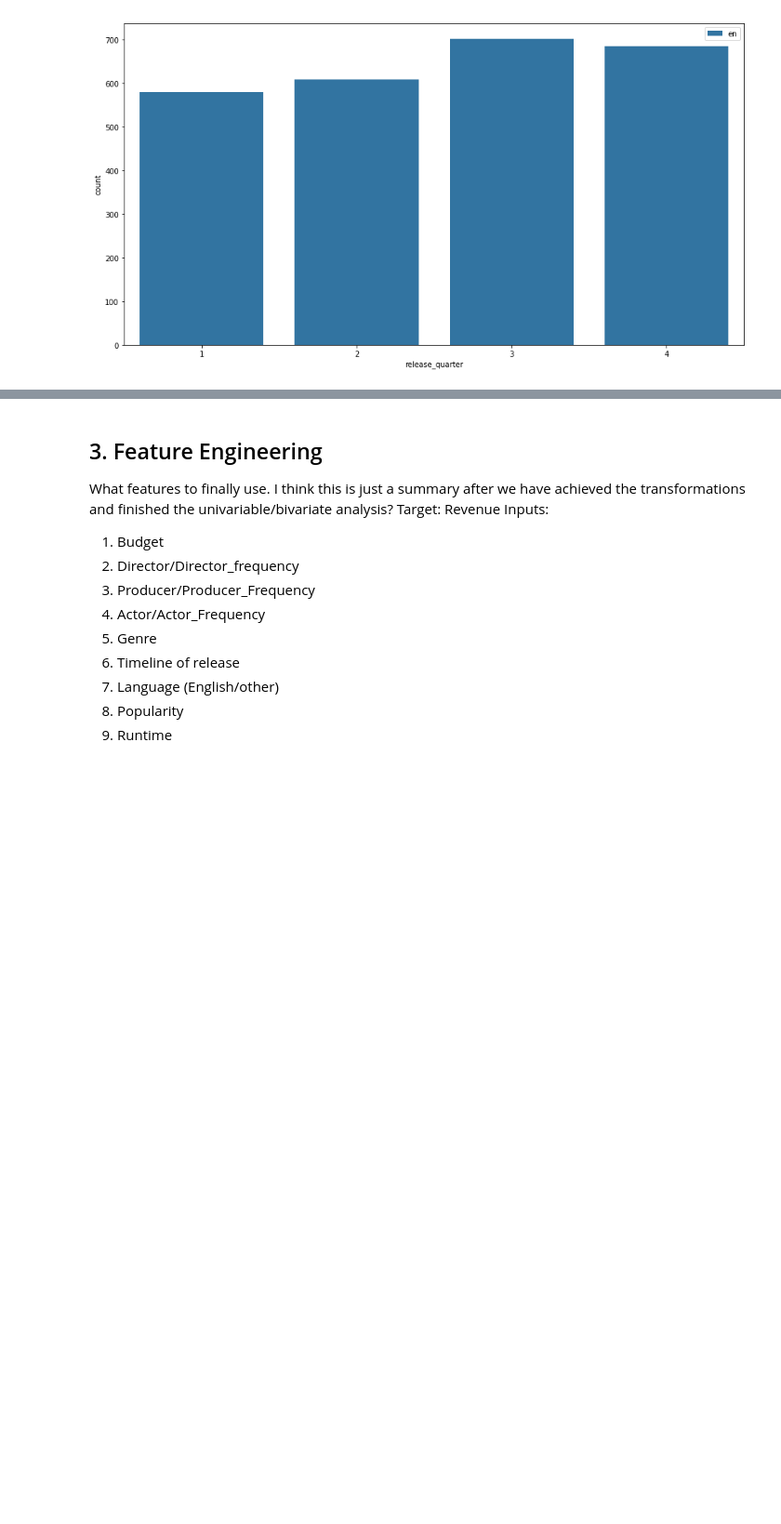
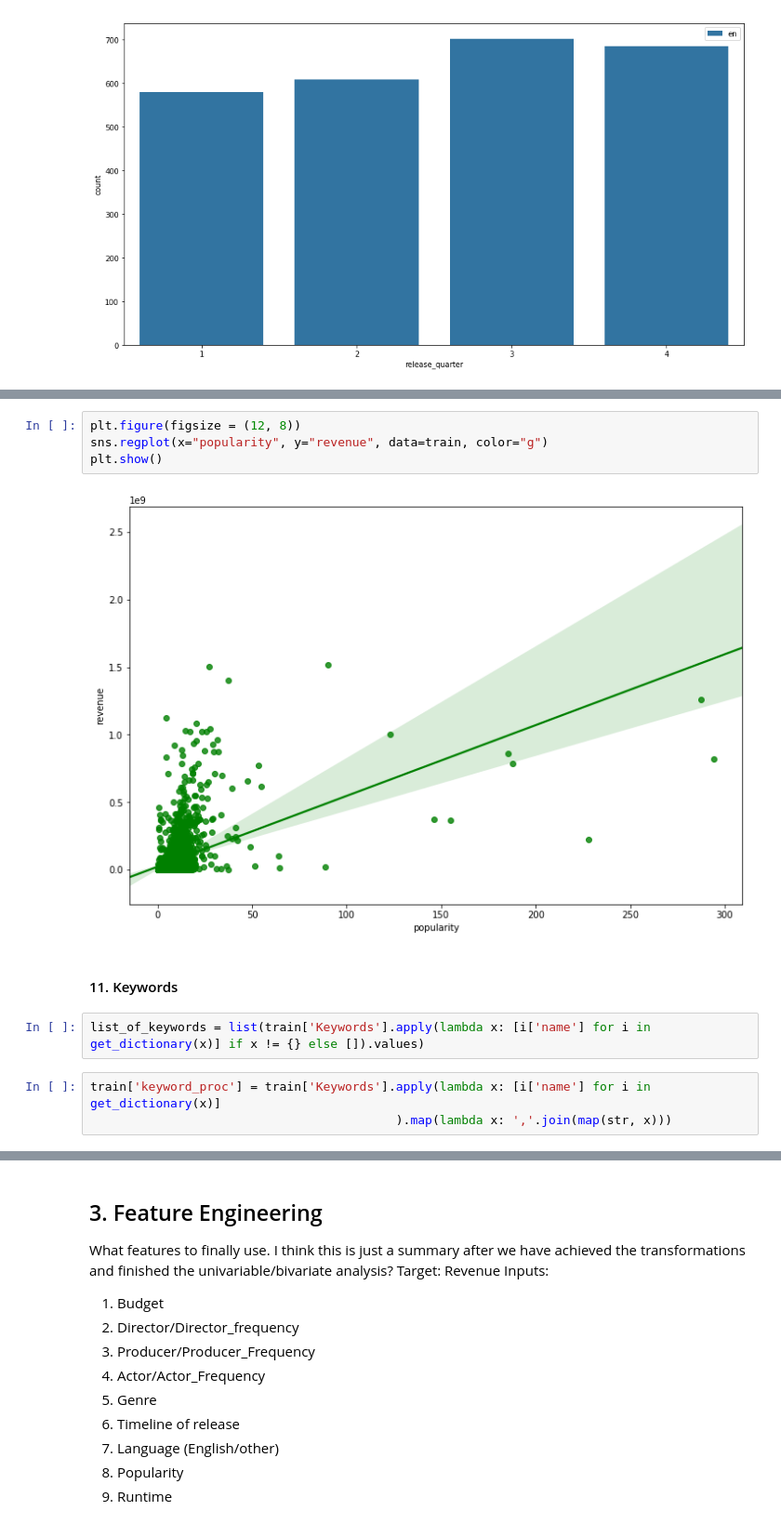
Before and after one commit to vnagapudi/W207-TMDB-Kaggle-Project, a Jupyter notebook: project_final_draft.ipynb, the cells around one changed output, grey strips where cells are left out. Shown at 93% size. Cells and saved outputs as stored; diff of their text form; blank space fills up the shorter version.

```diff
--- a/project_final_draft.ipynb
+++ b/project_final_draft.ipynb
@@ -344,0 +404,13 @@ plt.show()
+# %%
+plt.figure(figsize = (12, 8))
+sns.regplot(x="popularity", y="revenue", data=train, color="g")
+plt.show()
+# %% [output]
+[figure, added]
+# %% [markdown]
+#### 11. Keywords
+# %%
+list_of_keywords = list(train['Keywords'].apply(lambda x: [i['name'] for i in get_dictionary(x)] if x != {} else []).values)
+# %%
+train['keyword_proc'] = train['Keywords'].apply(lambda x: [i['name'] for i in get_dictionary(x)]
+                                          ).map(lambda x: ','.join(map(str, x)))
```
Also changed, not shown: parts of 17 cells of this notebook.
